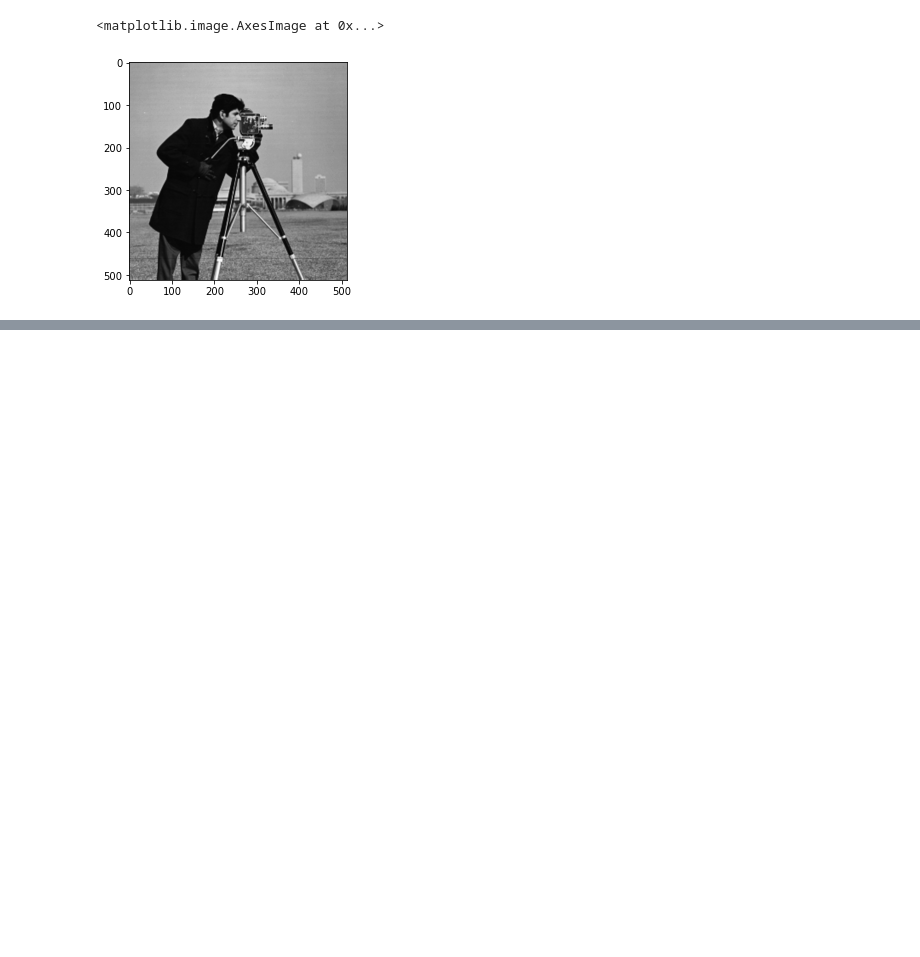
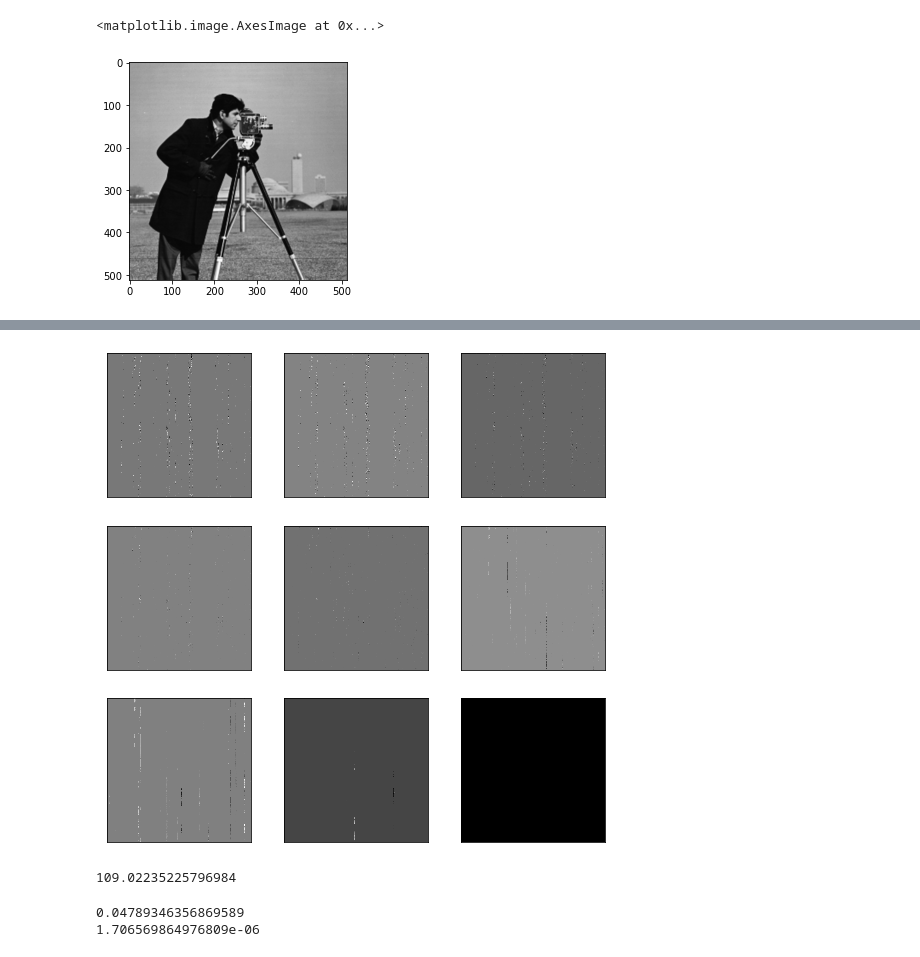
Before and after one commit to d1kolyadin/AMI_diploma, a Jupyter notebook: img tests.ipynb, the cells around one changed output, grey strips where cells are left out. Drawn from its saved outputs; the diff is of its cells as text; code cells hidden in the pictures; blank space fills up the shorter version.

```diff
--- a/img tests.ipynb
+++ b/img tests.ipynb
@@ -60,0 +83,32 @@ Current step 4
+# %%
+n = 2 ** d
+
+fig = plt.figure(figsize=(9, 9))
+for i in range(9):
+    ax = fig.add_subplot(3, 3, i + 1)
+    ax.imshow(
+        sparse_parts[i].toarray().reshape((n, n), order='F'),
+        #sparse_parts[i].toarray(),
+        interpolation="nearest",
+        cmap=plt.cm.gray
+    )
+    ax.set_xticks([])
+    ax.set_yticks([])
+# %% [output]
+[figure, added]
+# %%
+sparse_combined = np.sum([s.toarray().reshape((n, n), order='F') for s in sparse_parts], axis=0)
+sum_1 = low_rank_matrix + sparse_combined
+sum_2 = utils.add_sparse_parts(low_rank_part, d, vector_modes, sparse_parts)
+sum_2, _ = utils.vector_to_matrix(sum_2, d, vector_modes)
+
+np.max(np.abs(sum_1 - sum_2))
+#способы существенно разные
+# %% [output]
+109.02235225796984
+# %%
+print(np.linalg.norm(original - sum_1) / np.linalg.norm(original))
+print(np.linalg.norm(original - sum_2) / np.linalg.norm(original))
+# %% [output]
+0.04789346356869589
+1.706569864976809e-06
```
Also changed, not shown: parts of 24 cells of this notebook, 2 other files.
